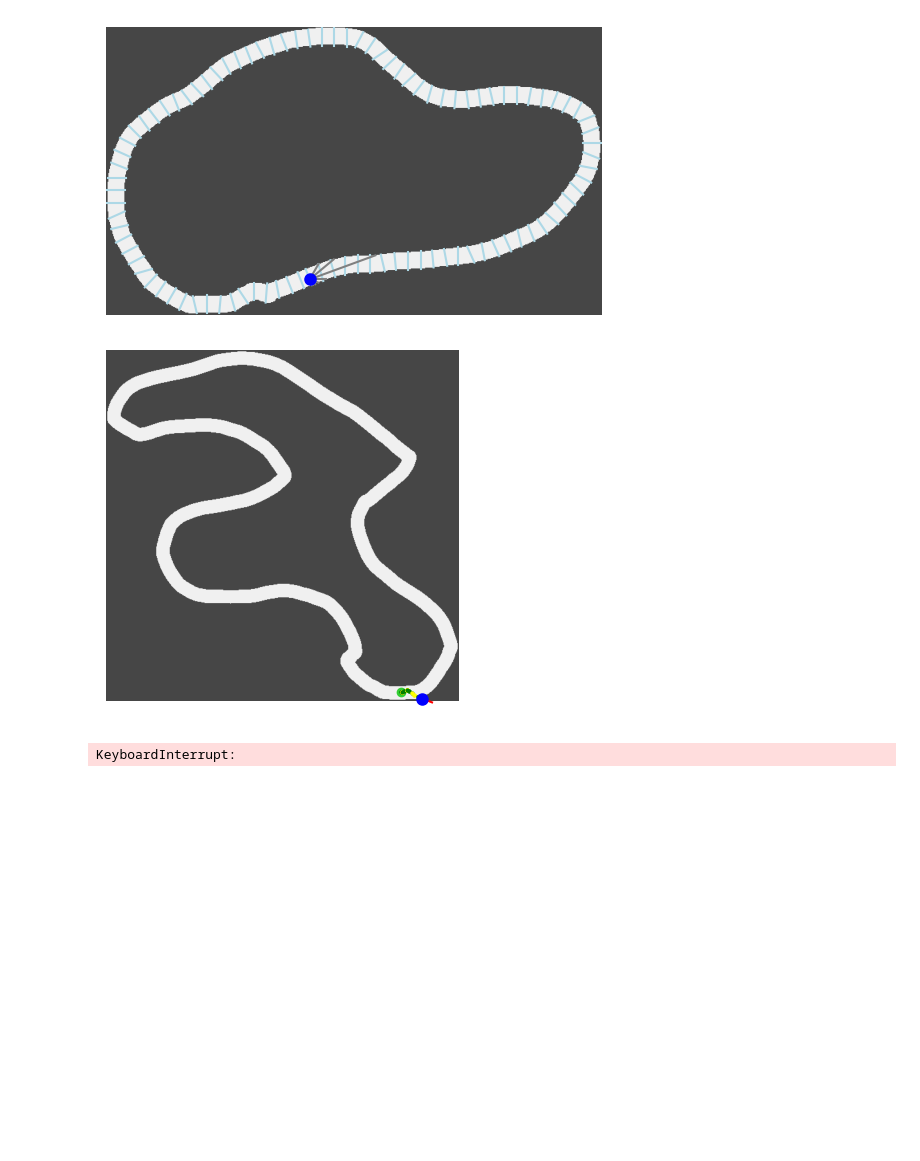
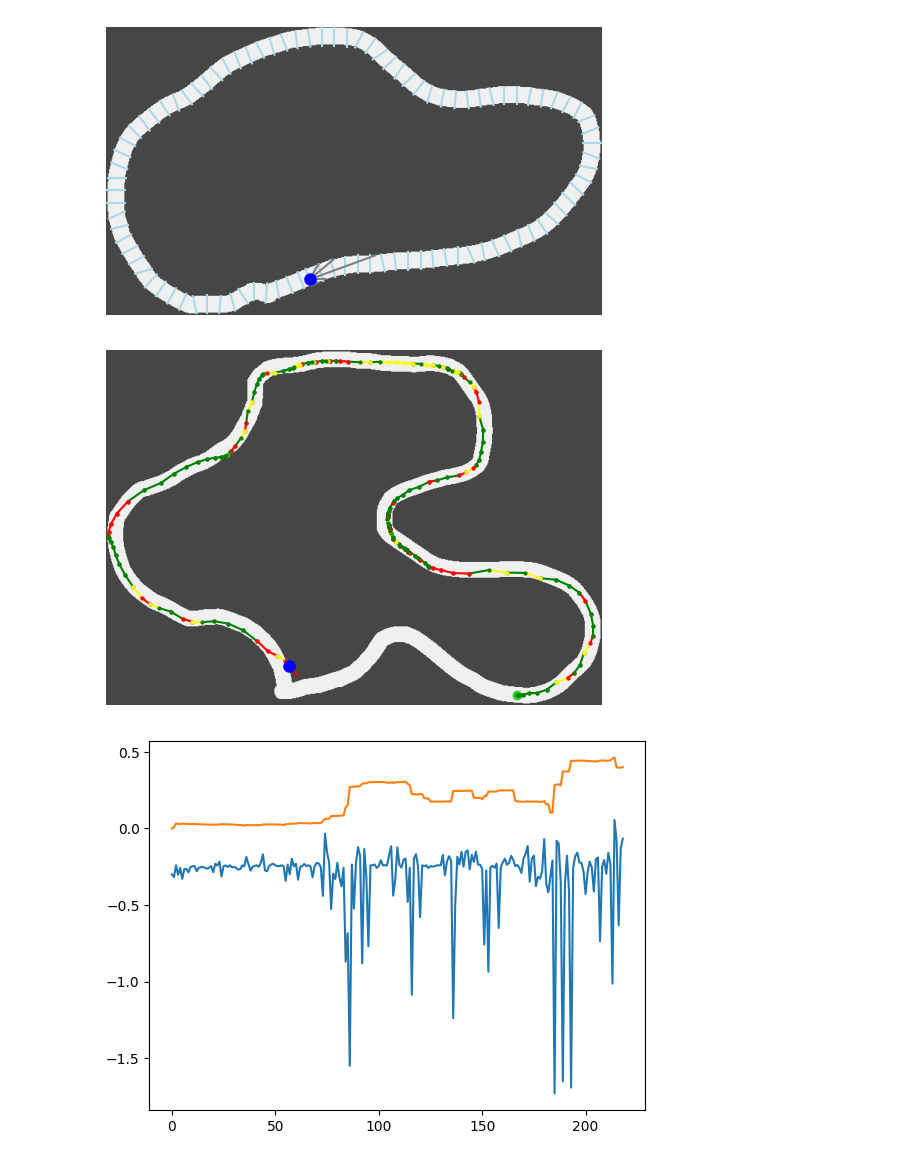
Before and after one commit to GeckSpy/EP-trajectory-optimisation, a Jupyter notebook: Environment/env_06_Deep_Q_Learning.ipynb, the cells around one changed output. Saved outputs shown, nothing was run; the diff lists cells and outputs as text; code cells hidden in the pictures; blank space fills up the shorter version.

```diff
--- a/Environment/env_06_Deep_Q_Learning.ipynb
+++ b/Environment/env_06_Deep_Q_Learning.ipynb
@@ -1021,8 +1021,9 @@ def evaluate_model_reward(env):
             sum += transition.reward.item()
     return sum/( len(TRACKS) - env.track_for_training)
 # %%
-def training(env:Env,lr=1e-4,epsilon_decay=30.,batch_size = 40,time_bound = 60*(1),track_budget=int(0.8*len(TRACKS))):
+def training(lr=1e-4,epsilon_decay=30.,batch_size = 40,time_bound = 60*(1),track_budget=int(0.8*len(TRACKS))):
     #env.model.load(filename)
+    env = Env()
     filename =  "saved_model/"  + datetime.now().strftime("%Y-%m-%d_%H:%M:%S")
 
     # track budget for training
@@ -1078,7 +1079,7 @@ def training(env:Env,lr=1e-4,epsilon_decay=30.,batch_size = 40,time_bound = 60*(
         if (minute%5 == 0 and minute > 3) :
             env.model.save(filename)
 
-        if ( second <= 60  ) :
+        if ( second <= 3  ) :
                 env.show_state()
         normalizer = 1
         window_len = 30
@@ -1114,9 +1115,8 @@ def training(env:Env,lr=1e-4,epsilon_decay=30.,batch_size = 40,time_bound = 60*(
     plt.show()
 
     return res
-# %%
-myenv = Env()
-res = training(myenv)
-# %% [output]
-[figure, removed]
-KeyboardInterrupt:
+# %%
+res = training()
+# %% [output]
+[figure, added]
+[figure, added]
```
Also changed, not shown: parts of 6 cells of this notebook, 1 other file.
